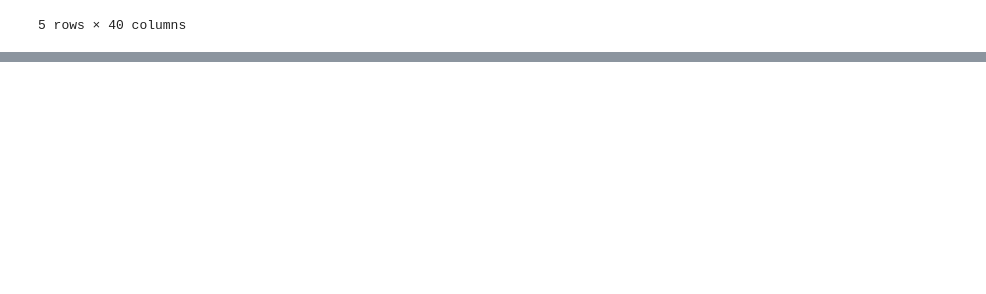
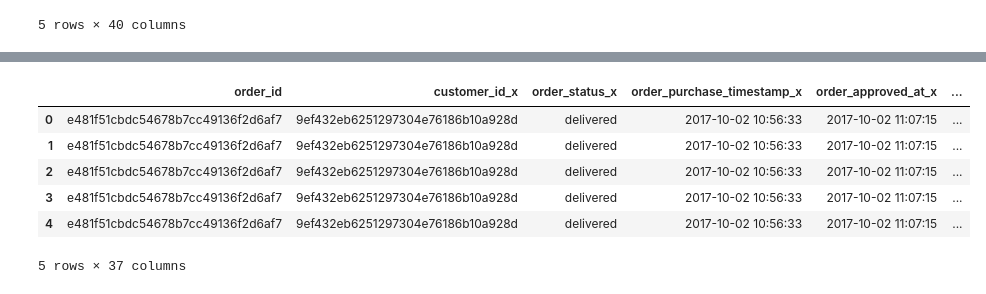
Before and after one commit to Hardemiyiwa/abeokuta, a Jupyter notebook: data_and_data_analysis/week_9/working_probability.ipynb, the cells around one changed output, grey strips where cells are left out. Saved outputs shown, nothing was run; the diff lists cells and outputs as text; code cells hidden in the pictures; blank space fills up the shorter version.

```diff
--- a/data_and_data_analysis/week_9/working_probability.ipynb
+++ b/data_and_data_analysis/week_9/working_probability.ipynb
@@ -344,0 +463,17 @@ orders_sellers.head()
+# %%
+# This gives the likehood of two events happening together.
+
+# Here we will be using the orders_payments and orders_reviews. And we have merged them already
+# lets merge orders_payments and orders_reviews
+order_reviews.head(2)
+
+orders_payment_reviews = pd.merge(orders_reviews, orders_payments, on="order_id", how="left")
+orders_payment_reviews.head()
+# %% [output]
+|  | order_id | customer_id_x | order_status_x | order_purchase_timestamp_x | order_approved_at_x | ... |
+| 0 | e481f51cbdc54678b7cc49136f2d6af7 | 9ef432eb6251297304e76186b10a928d | delivered | 2017-10-02 10:56:33 | 2017-10-02 11:07:15 | ... |
+| 1 | e481f51cbdc54678b7cc49136f2d6af7 | 9ef432eb6251297304e76186b10a928d | delivered | 2017-10-02 10:56:33 | 2017-10-02 11:07:15 | ... |
+| 2 | e481f51cbdc54678b7cc49136f2d6af7 | 9ef432eb6251297304e76186b10a928d | delivered | 2017-10-02 10:56:33 | 2017-10-02 11:07:15 | ... |
+| 3 | e481f51cbdc54678b7cc49136f2d6af7 | 9ef432eb6251297304e76186b10a928d | delivered | 2017-10-02 10:56:33 | 2017-10-02 11:07:15 | ... |
+| 4 | e481f51cbdc54678b7cc49136f2d6af7 | 9ef432eb6251297304e76186b10a928d | delivered | 2017-10-02 10:56:33 | 2017-10-02 11:07:15 | ... |
+5 rows × 37 columns
```
Also changed, not shown: parts of 25 cells of this notebook.
